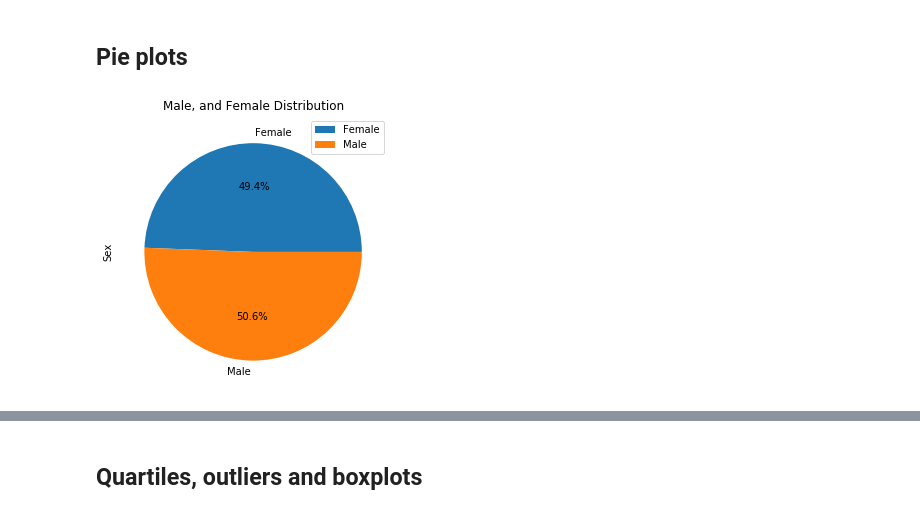
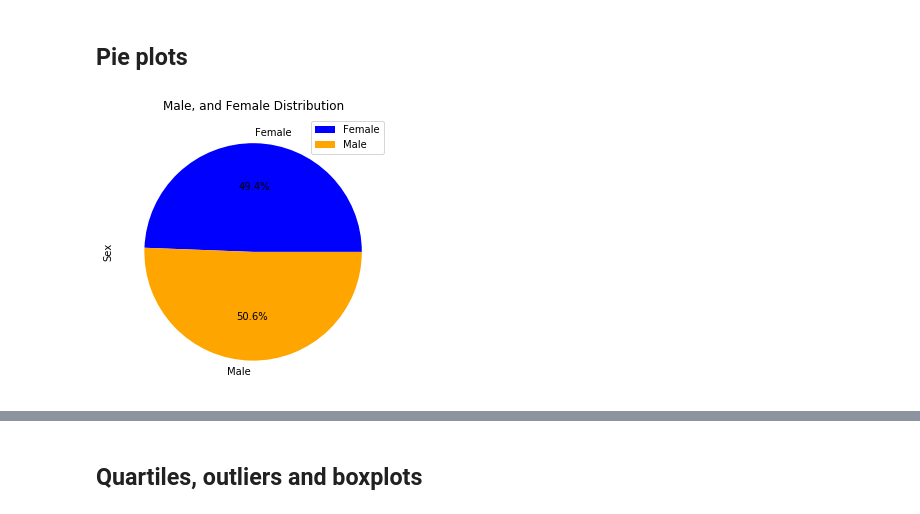
Before and after one commit to AlexGS-1/Pymaceutical-HW5, a Jupyter notebook: HW/pymaceuticals_starter.ipynb, the cells around one changed output, grey strips where cells are left out. Saved outputs shown, nothing was run; the diff lists cells and outputs as text; code cells hidden in the pictures.

```diff
--- a/HW/pymaceuticals_starter.ipynb
+++ b/HW/pymaceuticals_starter.ipynb
@@ -76,9 +83,13 @@ plt.tight_layout()
 # %%
 # Generate a pie plot showing the distribution of female versus male mice using pandas
 df_mouse_sexes=df_mouse.groupby('Sex')['Sex'].count()
+
 df_mouses_sexes= pd.DataFrame(df_mouse_sexes)
 
-sex_list= df_mouses_sexes.keys()
-sex_pie = df_mouses_sexes.plot(kind='pie', y =sex_list,autopct="%1.1f%%",figsize=(5, 5), title= ('Male, and Female Distribution')) #lol sex pie, jaja...
+colors = ["blue", "orange"]
+
+sex_list= 'Sex' #I tried to make it with df_mouses_sexes.keys() but I got the following error : TypeError: Index.name must be a hashable type
+
+sex_pie = df_mouses_sexes.plot(kind='pie',colors= colors ,y =sex_list,figsize=(5, 5), title='Male, and Female Distribution',autopct="%1.1f%%" )
 # %% [output]
-[figure, old version]
+[figure, new version]
```
Also changed, not shown: parts of 11 cells of this notebook, 3 other files.
